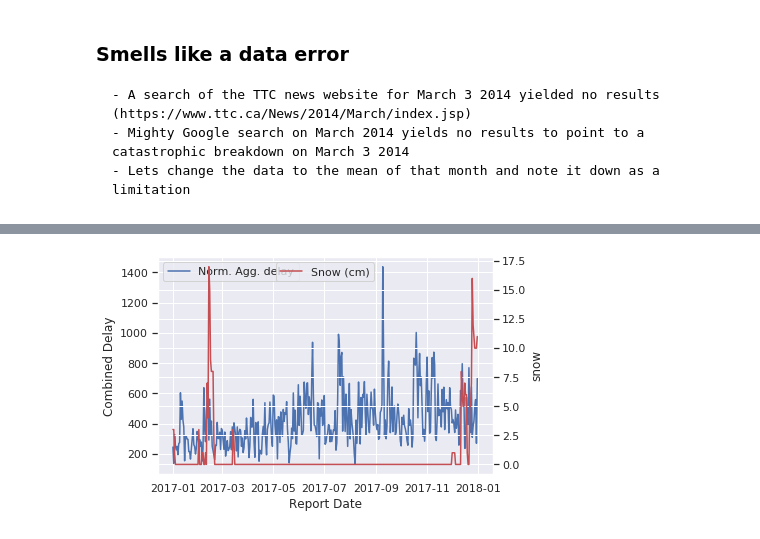
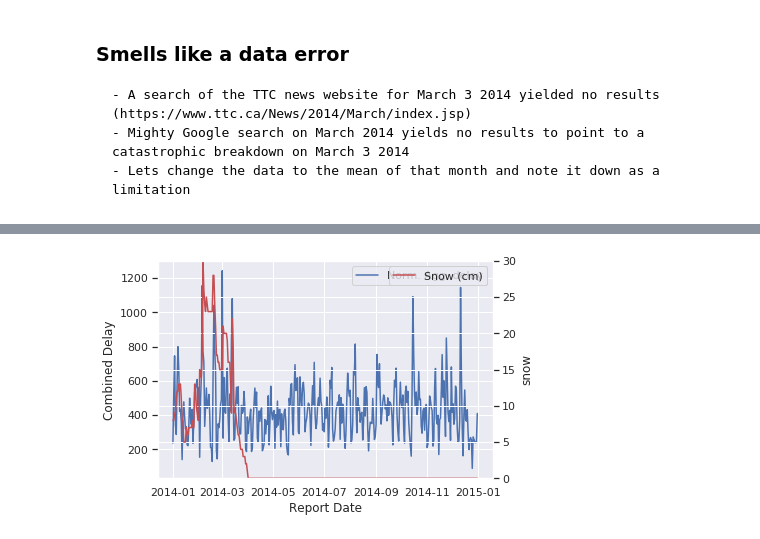
Before and after one commit to alok-drop/weather_mobility_analysis, a Jupyter notebook: snow_delay_full_data.ipynb, the cells around one changed output, grey strips where cells are left out. Drawn from its saved outputs; the diff is of its cells as text; code cells hidden in the pictures.

```diff
--- a/snow_delay_full_data.ipynb
+++ b/snow_delay_full_data.ipynb
@@ -40,8 +44,8 @@ weather_df.plot(y='snow')
 # %%
 fields = ['Report Date', 'Min Delay']
 
-streetcar_delay_source = "ttc_data/2014_2018_streetcar.csv"
-bus_delay_source = "ttc_data/2014_2018_bus.csv"
+streetcar_delay_source = "ttc_data/streetcar_delay.csv"
+bus_delay_source = "ttc_data/bus_delays.csv"
 
 streetcar_df = pd.read_csv(streetcar_delay_source, usecols=fields)
 streetcar_df['Report Date'] = pd.to_datetime(streetcar_df['Report Date'])
@@ -59,13 +63,13 @@ bus_df = bus_df.rename(columns={'Min Delay': 'Min Delay Bus'})
 # %% [markdown]
 ### Lets concatenate two data frames: bus delay and streetcar delay
 # %%
-combined_df = pd.concat([bus_df, streetcar_df], axis=1)
-combined_df = pd.concat([bus_df, streetcar_df], axis=1)
-combined_df = combined_df.fillna(0)
+delay_df = pd.concat([bus_df, streetcar_df], axis=1)
+delay_df = pd.concat([bus_df, streetcar_df], axis=1)
+delay_df = delay_df.fillna(0)
 # %% [markdown]
 ### Now let's create a new column with the sums of bus and streetcar delays to get a combined delay
 # %%
-combined_df['Combined Delay'] = combined_df['Min Delay Bus'] + combined_df['Min Delay']
-combined_df = combined_df[['Combined Delay']]
-combined_df[['Combined Delay']] = combined_df[['Combined Delay']] / 10
+delay_df['Combined Delay'] = delay_df['Min Delay Bus'] + delay_df['Min Delay']
+delay_df = delay_df[['Combined Delay']]
+delay_df[['Combined Delay']] = delay_df[['Combined Delay']] / 10
 # %%
@@ -115,4 +119,4 @@ Name: 2014-03-01 00:00:00, dtype: float64
     - Mighty Google search on March 2014 yields no results to point to a catastrophic breakdown on March 3 2014
     - Lets change the data to the mean of that month and note it down as a limitation
 # %%
-combined_df.loc['2014-03-01'] = combined_df.loc['2014-03'].mean()
+delay_df.loc['2014-03-01'] = delay_df.loc['2014-03'].mean()
@@ -119,14 +142,14 @@ combined_df.loc['2014-03-01'] = combined_df.loc['2014-03'].mean()
 # %%
-# Replotting based on new data
+# 2014 data
 
 # Note how 'loc' is a super powerful operator that allows us to zoom in and out of the data!
 
-ax = sns.lineplot(x='Report Date', y='Combined Delay', data= combined_df.loc['2017'].reset_index(), label='Norm. Agg. delay')
+ax = sns.lineplot(x='Report Date', y='Combined Delay', data= delay_df.loc['2014'].reset_index(), label='Norm. Agg. delay')
 
 ax2 = ax.twinx()
-ax2 = sns.lineplot(x='date', y='snow', data= weather_df.loc['2017'].reset_index(), ax=ax2, color='r', label='Snow (cm)')
-
+ax2 = sns.lineplot(x='date', y='snow', data= weather_df.loc['2014'].reset_index(), ax=ax2, color='r', label='Snow (cm)')
+ax2.set(ylim=(0,30))
 ax.legend()
 plt.show()
 # %% [output]
-[figure, old version]
+[figure, new version]
```
Also changed, not shown: parts of 20 cells of this notebook.
